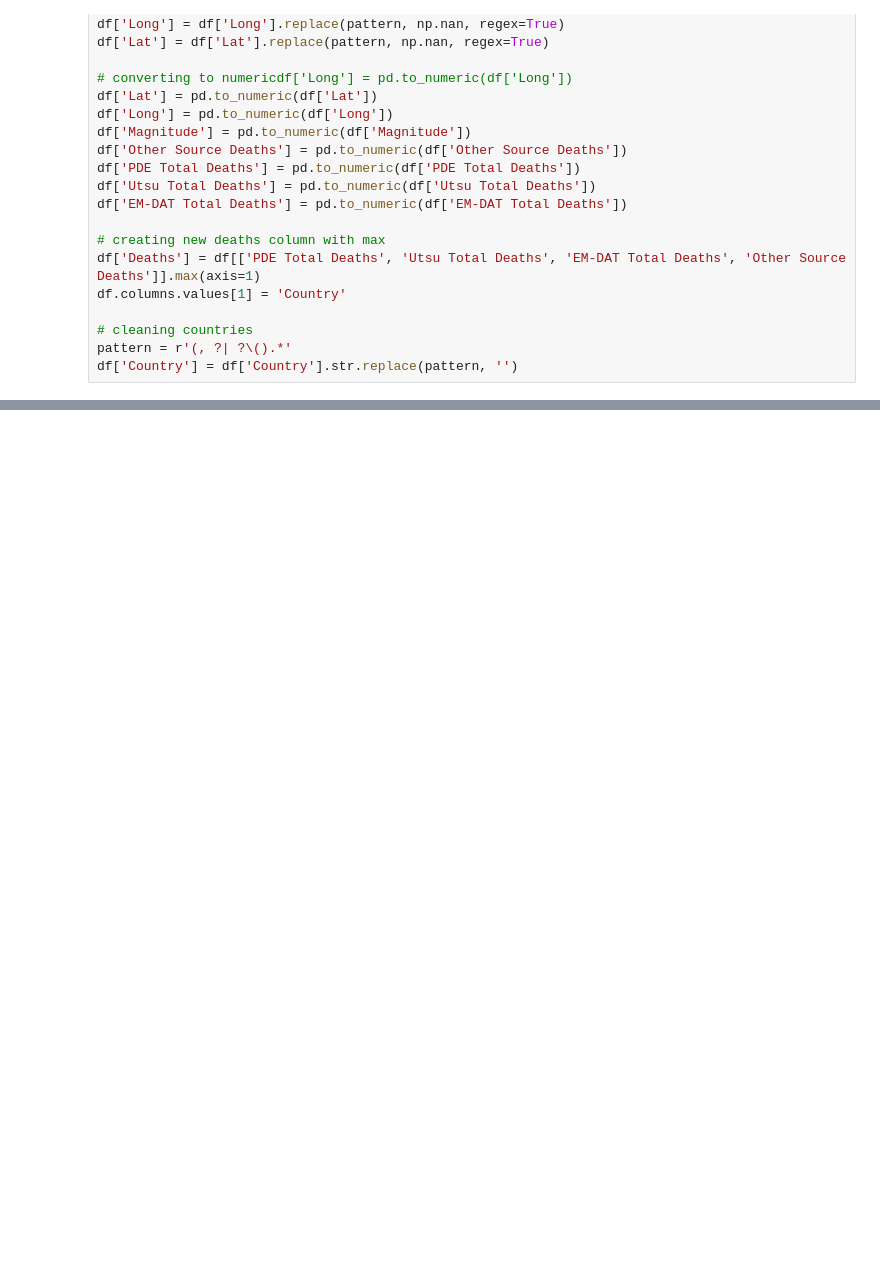
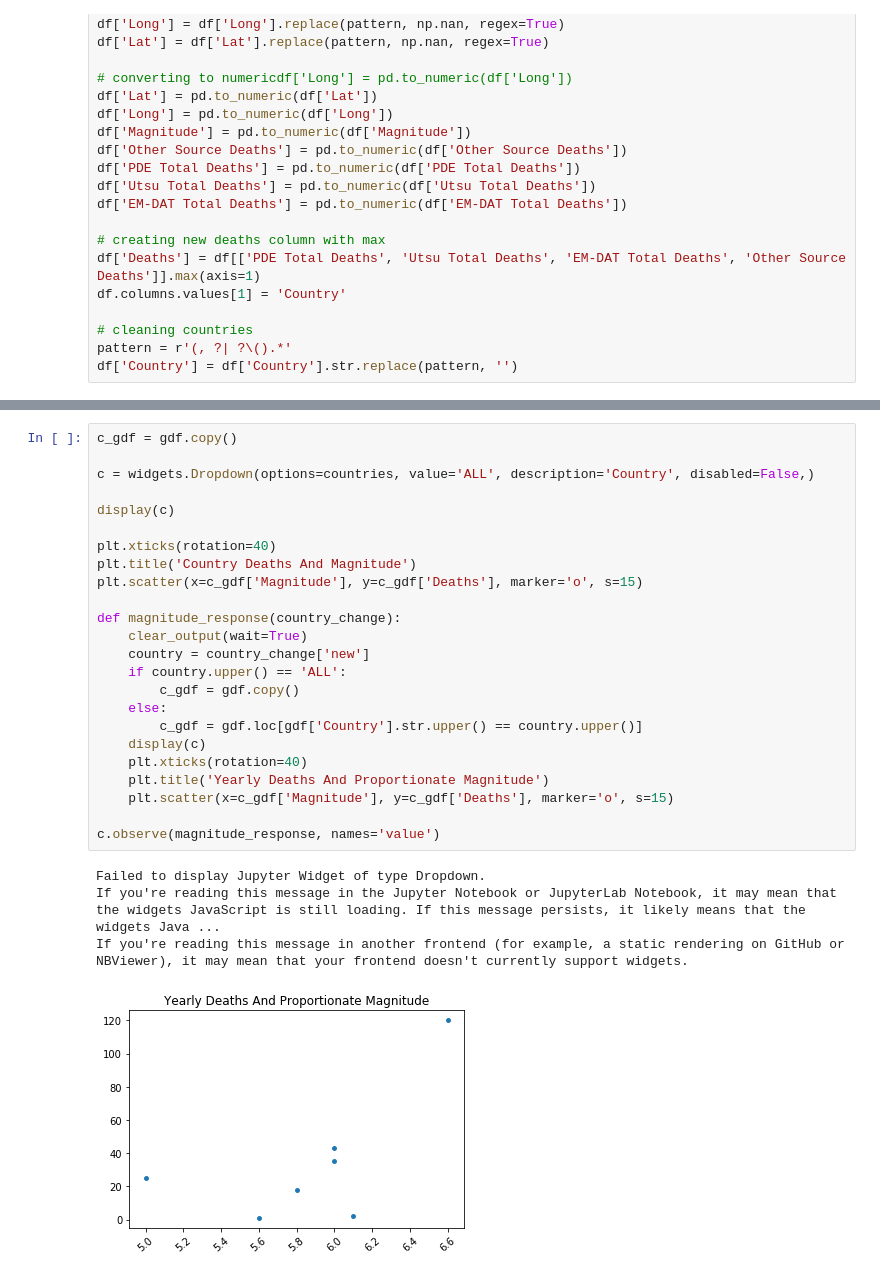
Before and after one commit to DataScienceBS/data-question-3-tornado-bombers, a Jupyter notebook: earthquakes.ipynb, the cells around one changed output, grey strips where cells are left out. Drawn from its saved outputs; the diff is of its cells as text; blank space fills up the shorter version.

```diff
--- a/earthquakes.ipynb
+++ b/earthquakes.ipynb
@@ -136,0 +170,29 @@ If you're reading this message in another frontend (for example, a static render
+# %%
+c_gdf = gdf.copy()
+
+c = widgets.Dropdown(options=countries, value='ALL', description='Country', disabled=False,)
+
+display(c)
+
+plt.xticks(rotation=40)
+plt.title('Country Deaths And Magnitude')
+plt.scatter(x=c_gdf['Magnitude'], y=c_gdf['Deaths'], marker='o', s=15)
+
+def magnitude_response(country_change):
+    clear_output(wait=True)
+    country = country_change['new']
+    if country.upper() == 'ALL':
+        c_gdf = gdf.copy()
+    else:
+        c_gdf = gdf.loc[gdf['Country'].str.upper() == country.upper()]
+    display(c)
+    plt.xticks(rotation=40)
+    plt.title('Yearly Deaths And Proportionate Magnitude')
+    plt.scatter(x=c_gdf['Magnitude'], y=c_gdf['Deaths'], marker='o', s=15)
+
+c.observe(magnitude_response, names='value')
+# %% [output]
+Failed to display Jupyter Widget of type Dropdown.
+If you're reading this message in the Jupyter Notebook or JupyterLab Notebook, it may mean that the widgets JavaScript is still loading. If this message persists, it likely means that the widgets Java ...
+If you're reading this message in another frontend (for example, a static rendering on GitHub or NBViewer), it may mean that your frontend doesn't currently support widgets.
+[figure, added]
```
Also changed, not shown: parts of 3 cells of this notebook.
